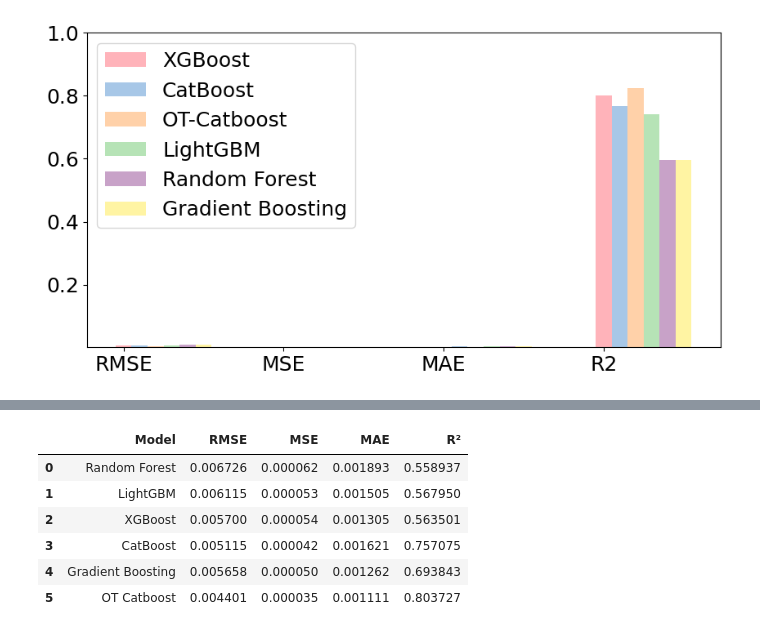
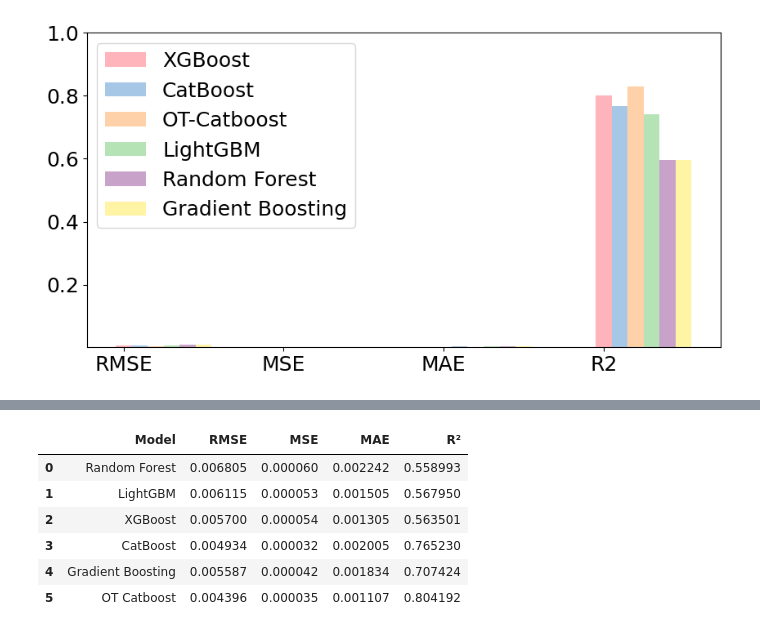
Before and after one commit to TrantuVN/MA, a Jupyter notebook: diagram.ipynb, the cells around one changed output, grey strips where cells are left out. Saved outputs shown, nothing was run; the diff lists cells and outputs as text; code cells hidden in the pictures.

```diff
--- a/diagram.ipynb
+++ b/diagram.ipynb
@@ -342,40 +342,40 @@ for i in range(4):
 # %%
 #entrypoint address v07
 import numpy as np
 import pandas as pd
 # ---------------- Evaluation metrics of each model  ----------------
 models = ["Random Forest","LightGBM", "XGBoost", "CatBoost", "Gradient Boosting", "OT Catboost"]
-rmse = [0.006726, 0.006115, 0.005700, 0.005115, 0.005658, 0.004401]
-mse  = [0.000062, 0.000053, 0.000054, 0.000042, 0.000050, 3.461437246589656e-05]
-mae  = [0.001893, 0.001505, 0.001305, 0.001621, 0.001262, 0.001111]
-r2   = [0.558937, 0.567950, 0.563501, 0.757075, 0.693843, 0.803727]
+rmse = [0.006805, 0.006115, 0.005700, 0.004934, 0.005587, 0.004396]
+mse  = [0.000060, 0.000053, 0.000054, 0.000032, 0.000042, 0.000035]
+mae  = [0.002242, 0.001505, 0.001305, 0.002005, 0.001834, 0.001107]
+r2   = [0.558993, 0.567950, 0.563501, 0.765230, 0.707424, 0.804192]
 
 # Tạo DataFrame
 df = pd.DataFrame({
     "Model": models,
     "RMSE": rmse,
     "MSE": mse,
     "MAE": mae,
     "R²": r2
 })
 
 #highlight bol
 def highlight_bold(s):
     if s.name in ["RMSE", "MSE", "MAE"]:
         is_min = s == s.min()
         return ['font-weight: bold' if v else '' for v in is_min]
     elif s.name == "R²":
         is_max = s == s.max()
         return ['font-weight: bold' if v else '' for v in is_max]
     return ['']*len(s)
 
 styled_df = df.style.apply(highlight_bold)
 styled_df
 # %% [output]
 |  | Model | RMSE | MSE | MAE | R² |
-| 0 | Random Forest | 0.006726 | 0.000062 | 0.001893 | 0.558937 |
+| 0 | Random Forest | 0.006805 | 0.000060 | 0.002242 | 0.558993 |
 | 1 | LightGBM | 0.006115 | 0.000053 | 0.001505 | 0.567950 |
 | 2 | XGBoost | 0.005700 | 0.000054 | 0.001305 | 0.563501 |
-| 3 | CatBoost | 0.005115 | 0.000042 | 0.001621 | 0.757075 |
-| 4 | Gradient Boosting | 0.005658 | 0.000050 | 0.001262 | 0.693843 |
-| 5 | OT Catboost | 0.004401 | 0.000035 | 0.001111 | 0.803727 |
+| 3 | CatBoost | 0.004934 | 0.000032 | 0.002005 | 0.765230 |
+| 4 | Gradient Boosting | 0.005587 | 0.000042 | 0.001834 | 0.707424 |
+| 5 | OT Catboost | 0.004396 | 0.000035 | 0.001107 | 0.804192 |
```
Also changed, not shown: parts of 16 cells of this notebook, 45 other files.
